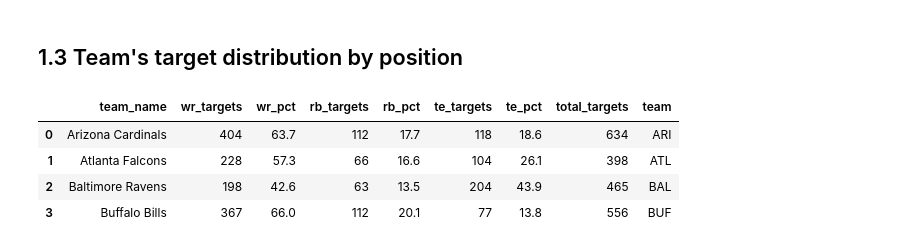
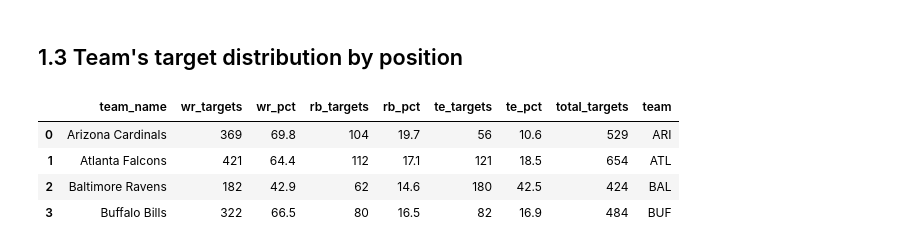
Before and after one commit to kevinmiguel97/Fantasy-Football-, a Jupyter notebook: Notebook.ipynb, the cells around one changed output. Cells and saved outputs as stored; diff of their text form; code cells hidden in the pictures.

Commit message:
Start of available attempts

```diff
--- a/Notebook.ipynb
+++ b/Notebook.ipynb
@@ -178,9 +178,9 @@ urls_21 = ['https://www.fantasypros.com/nfl/reports/targets-distribution/?year=2
 
 urls_20 = ['https://www.fantasypros.com/nfl/reports/targets-distribution/?year=2020&start=1&end=18']
 
-urls_20 = ['https://www.fantasypros.com/nfl/reports/targets-distribution/?year=2019&start=1&end=18']
+urls_19 = ['https://www.fantasypros.com/nfl/reports/targets-distribution/?year=2019&start=1&end=18']
 
-urls_20 = ['https://www.fantasypros.com/nfl/reports/targets-distribution/?year=2018&start=1&end=18']
+urls_18 = ['https://www.fantasypros.com/nfl/reports/targets-distribution/?year=2018&start=1&end=18']
 
 df_target_dist_22 = pull_data_target_distribution(urls_22, nfl_teams_dict)
 df_target_dist_21 = pull_data_target_distribution(urls_21, nfl_teams_dict)
@@ -188,10 +188,10 @@ df_target_dist_20 = pull_data_target_distribution(urls_20, nfl_teams_dict)
 df_target_dist_19 = pull_data_target_distribution(urls_19, nfl_teams_dict)
 df_target_dist_18 = pull_data_target_distribution(urls_18, nfl_teams_dict)
 # %%
-df_target_dist_22.head(4)
+df_target_dist_19.head(4)
 # %% [output]
 |  | team_name | wr_targets | wr_pct | rb_targets | rb_pct | te_targets | te_pct | total_targets | team |
-| 0 | Arizona Cardinals | 404 | 63.7 | 112 | 17.7 | 118 | 18.6 | 634 | ARI |
-| 1 | Atlanta Falcons | 228 | 57.3 | 66 | 16.6 | 104 | 26.1 | 398 | ATL |
-| 2 | Baltimore Ravens | 198 | 42.6 | 63 | 13.5 | 204 | 43.9 | 465 | BAL |
-| 3 | Buffalo Bills | 367 | 66.0 | 112 | 20.1 | 77 | 13.8 | 556 | BUF |
+| 0 | Arizona Cardinals | 369 | 69.8 | 104 | 19.7 | 56 | 10.6 | 529 | ARI |
+| 1 | Atlanta Falcons | 421 | 64.4 | 112 | 17.1 | 121 | 18.5 | 654 | ATL |
+| 2 | Baltimore Ravens | 182 | 42.9 | 62 | 14.6 | 180 | 42.5 | 424 | BAL |
+| 3 | Buffalo Bills | 322 | 66.5 | 80 | 16.5 | 82 | 16.9 | 484 | BUF |
```
Also changed, not shown: parts of 20 cells of this notebook.
